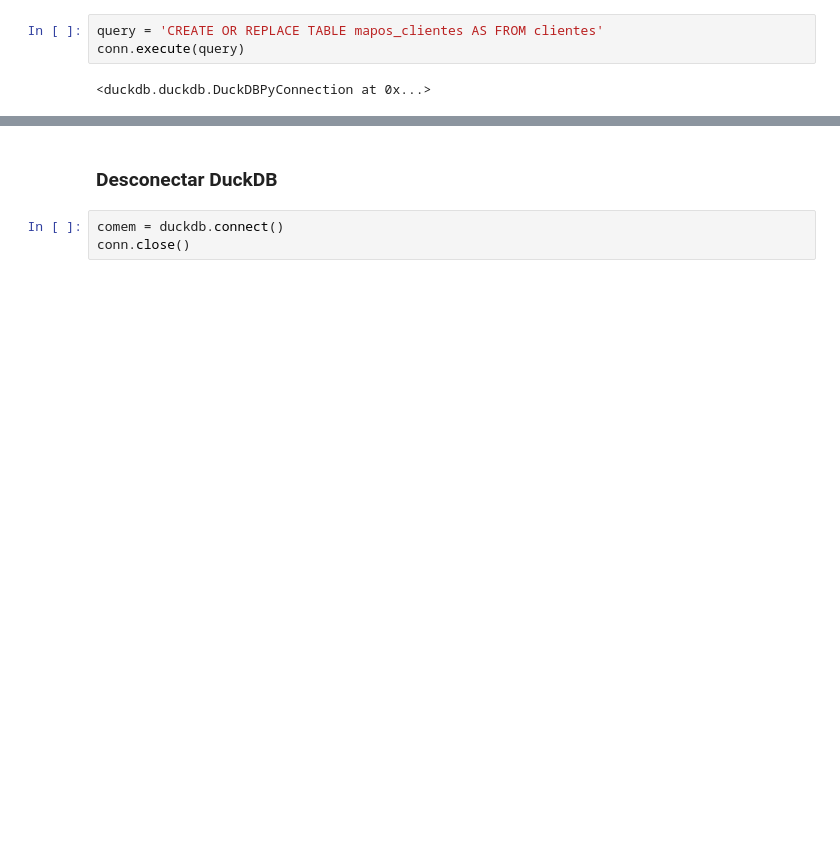
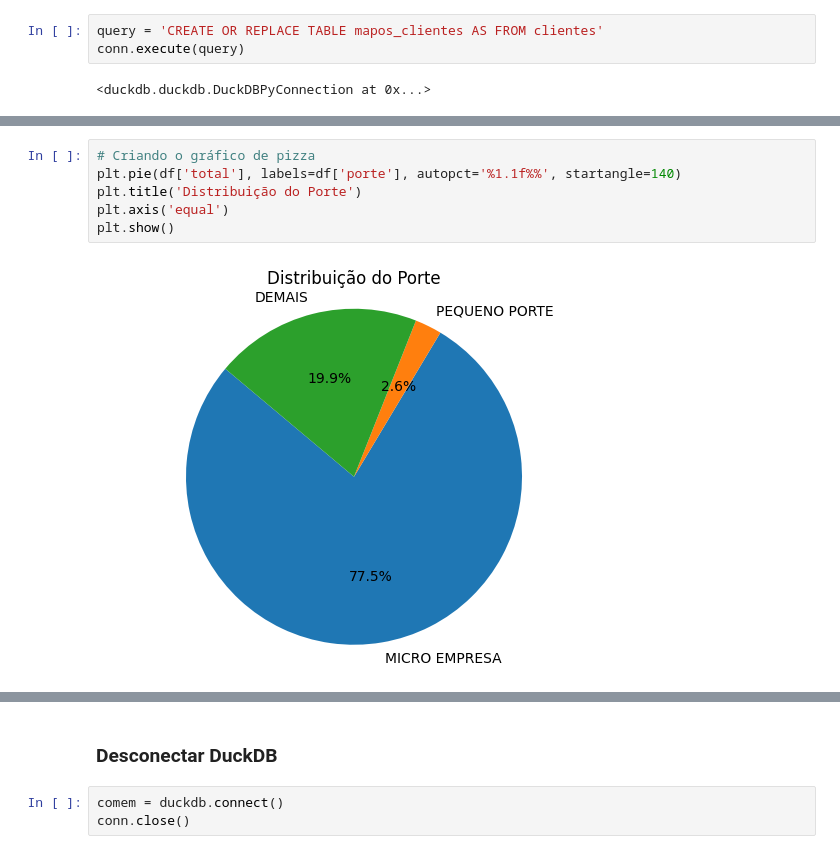
Before and after one commit to profdanilosantos/duckdb_data_saturday_2024_vitoria, a Jupyter notebook: main.ipynb, the cells around one changed output, grey strips where cells are left out. Saved outputs shown, nothing was run; the diff lists cells and outputs as text; blank space fills up the shorter version.

```diff
--- a/main.ipynb
+++ b/main.ipynb
@@ -714,0 +746,8 @@ result_df.head()
+# %%
+# Criando o gráfico de pizza
+plt.pie(df['total'], labels=df['porte'], autopct='%1.1f%%', startangle=140)
+plt.title('Distribuição do Porte')
+plt.axis('equal')
+plt.show()
+# %% [output]
+[figure, added]
```
Also changed, not shown: parts of 11 cells of this notebook, 1 other file.
